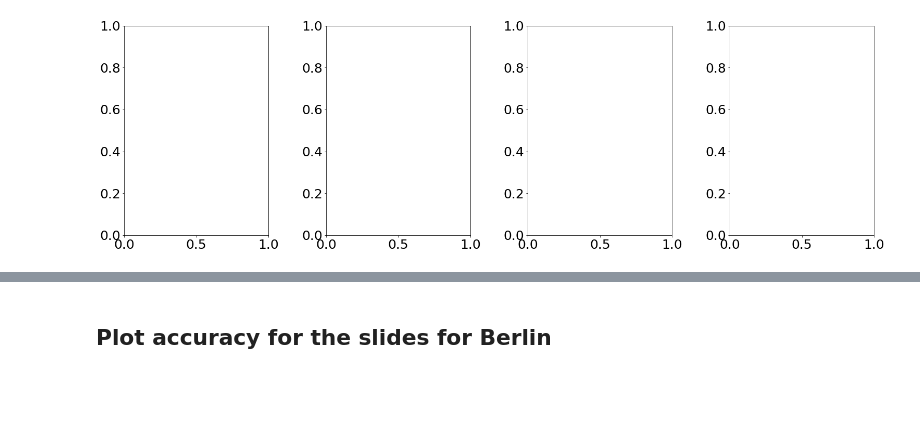
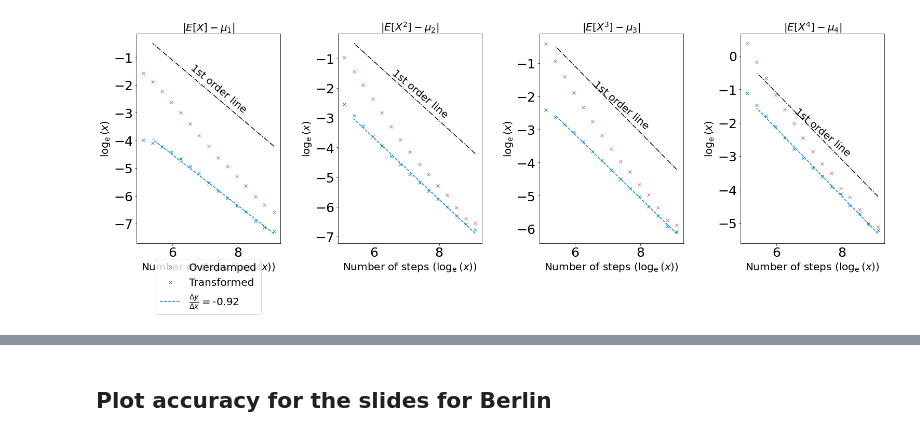
Before and after one commit to alixsleroy/Stepupyourgame, a Jupyter notebook: eddie/visualisations/Spring_plot_accuracy_vis.ipynb, the cells around one changed output, grey strips where cells are left out. Drawn from its saved outputs; the diff is of its cells as text; code cells hidden in the pictures; blank space fills up the shorter version.

```diff
--- a/eddie/visualisations/Spring_plot_accuracy_vis.ipynb
+++ b/eddie/visualisations/Spring_plot_accuracy_vis.ipynb
@@ -29,11 +66,11 @@ from settings_and_potential_eddie import *
 # ###########################################
 # ## Range of integration + path to save figure
 #############################################
-range_int=[-10,10]
-a=range_int[0]
-b=range_int[1]
-norm=np.round(integrate.quad(lambda q: np.exp(-U(q)/tau), a,b)[0],16)
-true_mom_1 = np.round(integrate.quad(lambda q: np.exp(-U(q)/tau)*(q), a,b)[0],16)/norm
-true_mom_2 = np.round(integrate.quad(lambda q: np.exp(-U(q)/tau)*q*q, a,b)[0],16)/norm
-true_mom_3 = np.round(integrate.quad(lambda q: np.exp(-U(q)/tau)*(q)**3, a,b)[0],16)/norm
-true_mom_4 = np.round(integrate.quad(lambda q: np.exp(-U(q)/tau)*q*q*q*q, a,b)[0],16)/norm
+range_int=[-100,100]
+r0=range_int[0]
+r1=range_int[1]
+norm=np.round(integrate.quad(lambda q: np.exp(-U(q)/tau), r0,r1)[0],16)
+true_mom_1 = np.round(integrate.quad(lambda q: np.exp(-U(q)/tau)*(q), r0,r1)[0],16)/norm
+true_mom_2 = np.round(integrate.quad(lambda q: np.exp(-U(q)/tau)*q*q, r0,r1)[0],16)/norm
+true_mom_3 = np.round(integrate.quad(lambda q: np.exp(-U(q)/tau)*(q)**3, r0,r1)[0],16)/norm
+true_mom_4 = np.round(integrate.quad(lambda q: np.exp(-U(q)/tau)*q*q*q*q, r0,r1)[0],16)/norm
@@ -54,9 +104,11 @@ os.chdir("/home/s2133976/OneDrive/ExtendedProject/Code/Stepupyourgame/Stepupyour
 # ## Interpolate the slope
 # ###########################################
 xm= np.log(dtlist)
+nsteps=np.log(np.round(100/np.exp(xm),0))
+
 lb=0
-ub=-3 #len(dtlist)+1
-x = np.log(dtlist[lb:ub])
+ub=-1 #len(dtlist)+1
+x = np.log(np.round(100/dtlist[lb:ub],0))
 A = np.vstack([x, np.ones(len(x))]).T
 
 # ###########################################
@@ -87,10 +139,10 @@ mom4_list=np.abs(mom4_list-true_mom_4)
 
 
 #Plot moments
-ax1.plot(xm,np.log(mom1_list),"x",color=myred,label=lab)
-ax2.plot(xm,np.log(mom2_list),"x",color=myred,label=lab)
-ax3.plot(xm,np.log(mom3_list),"x",color=myred,label=lab)
-ax4.plot(xm,np.log(mom4_list),"x",color=myred,label=lab)
+ax1.plot(nsteps,np.log(mom1_list),"x",color=myred,label=lab)
+ax2.plot(nsteps,np.log(mom2_list),"x",color=myred,label=lab)
+ax3.plot(nsteps,np.log(mom3_list),"x",color=myred,label=lab)
+ax4.plot(nsteps,np.log(mom4_list),"x",color=myred,label=lab)
 
 ## interpolation linear
 # #first moment
@@ -122,10 +174,10 @@ mom2_list=np.abs(mom2_list-true_mom_2)
 mom3_list=np.abs(mom3_list-true_mom_3)
 mom4_list=np.abs(mom4_list-true_mom_4)
 
-ax1.plot(xm,np.log(mom1_list),"x",color=myblue,label=lab)
-ax2.plot(xm,np.log(mom2_list),"x",color=myblue,label=lab)
-ax3.plot(xm,np.log(mom3_list),"x",color=myblue,label=lab)
-ax4.plot(xm,np.log(mom4_list),"x",color=myblue,label=lab)
+ax1.plot(nsteps,np.log(mom1_list),"x",color=myblue,label=lab)
+ax2.plot(nsteps,np.log(mom2_list),"x",color=myblue,label=lab)
+ax3.plot(nsteps,np.log(mom3_list),"x",color=myblue,label=lab)
+ax4.plot(nsteps,np.log(mom4_list),"x",color=myblue,label=lab)
 
 
 ## interpolation linear
@@ -159,15 +211,15 @@ ax3.text(6.5,-3.,"1st order line",color="black",rotation=-40,fontsize=font_size*
 ax4.plot(x, -1*x + c+1,"-.",color="black") #label="$y=$"+str(round(m,2))+"$x$+"+str(round(c,2)),
 ax4.text(6.5,-3.,"1st order line",color="black",rotation=-40,fontsize=font_size*0.8)
 
-ax1.set_ylim([-8,-1]) #change to -7.5 for a=2.5
-ax2.set_ylim([-8,-1])
-ax3.set_ylim([-8,-1])
-ax4.set_ylim([-8,-1])
+# ax1.set_ylim([-8,-1]) #change to -7.5 for a=2.5
+# ax2.set_ylim([-8,-1])
+# ax3.set_ylim([-8,-1])
+# ax4.set_ylim([-8,-1])
 
-ax1.set_xlim([5,9])
-ax2.set_xlim([5,9])
-ax3.set_xlim([5,9])
-ax4.set_xlim([5,9])
+# ax1.set_xlim([5,9])
+# ax2.set_xlim([5,9])
+# ax3.set_xlim([5,9])
+# ax4.set_xlim([5,9])
 
 
 #label of y axis
@@ -190,28 +242,28 @@ ax2.set_xlabel("Number of steps ($\\log_{\\rm{e}}(x)$)",fontsize=font_size*0.8)
 ax3.set_xlabel("Number of steps ($\\log_{\\rm{e}}(x)$)",fontsize=font_size*0.8)
 ax4.set_xlabel("Number of steps ($\\log_{\\rm{e}}(x)$)",fontsize=font_size*0.8)
 
-# Label of x axis
-x=[5,6,7,8,9]
-labels = ['5', '6', '7', '8', '9']
-ax1.set_xticks(x, labels,fontsize=font_size*0.8)
-ax2.set_xticks(x, labels,fontsize=font_size*0.8)
-ax3.set_xticks(x, labels,fontsize=font_size*0.8)
-ax4.set_xticks(x, labels,fontsize=font_size*0.8)
+# # Label of x axis
+# x=[5,6,7,8,9]
+# labels = ['5', '6', '7', '8', '9']
+# ax1.set_xticks(x, labels,fontsize=font_size*0.8)
+# ax2.set_xticks(x, labels,fontsize=font_size*0.8)
+# ax3.set_xticks(x, labels,fontsize=font_size*0.8)
+# ax4.set_xticks(x, labels,fontsize=font_size*0.8)
 
-#label of y axis
-# Label of x axis
-y=[-1,-2,-3,-4,-5,-6,-7,-8] #take away -8 for a=2.5
-labels = ["-1","-2","-3","-4","-5","-6","-7","-8"] #take away -8 for a=2.5
-ax1.set_yticks(y, labels,fontsize=font_size*0.8)
-ax2.set_yticks(y, labels,fontsize=font_size*0.8)
-ax3.set_yticks(y, labels,fontsize=font_size*0.8)
-ax4.set_yticks(y, labels,fontsize=font_size*0.8)
+# #label of y axis
+# # Label of x axis
+# y=[-1,-2,-3,-4,-5,-6,-7,-8] #take away -8 for a=2.5
+# labels = ["-1","-2","-3","-4","-5","-6","-7","-8"] #take away -8 for a=2.5
+# ax1.set_yticks(y, labels,fontsize=font_size*0.8)
+# ax2.set_yticks(y, labels,fontsize=font_size*0.8)
+# ax3.set_yticks(y, labels,fontsize=font_size*0.8)
+# ax4.set_yticks(y, labels,fontsize=font_size*0.8)
 
 ax1.legend(fontsize=font_size*0.8,ncol=1,loc="upper center", bbox_to_anchor=(0.5, -0.05))
-ax2.legend(fontsize=font_size*0.8,ncol=1,loc="upper center", bbox_to_anchor=(0.5, -0.05))
-ax3.legend(fontsize=font_size*0.8,ncol=1,loc="upper center", bbox_to_anchor=(0.5, -0.05))
-ax4.legend(fontsize=font_size*0.8,ncol=1,loc="upper center",bbox_to_anchor=(0.5, -0.05))
+# ax2.legend(fontsize=font_size*0.8,ncol=1,loc="upper center", bbox_to_anchor=(0.5, -0.05))
+# ax3.legend(fontsize=font_size*0.8,ncol=1,loc="upper center", bbox_to_anchor=(0.5, -0.05))
+# ax4.legend(fontsize=font_size*0.8,ncol=1,loc="upper center",bbox_to_anchor=(0.5, -0.05))
 
 
-fig.savefig("figures/moments_logplot_a25.eps")
+# fig.savefig("figures/moments_logplot_a25.eps")
 # %% [output]
@@ -219,4 +271,4 @@ ValueError: x and y must have same first dimension, but have shapes (7,) and (15
-[figure, old version]
+[figure, new version]
 # %%
 
 # ###########################################
```
Also changed, not shown: parts of 9 cells of this notebook, 41 other files.
